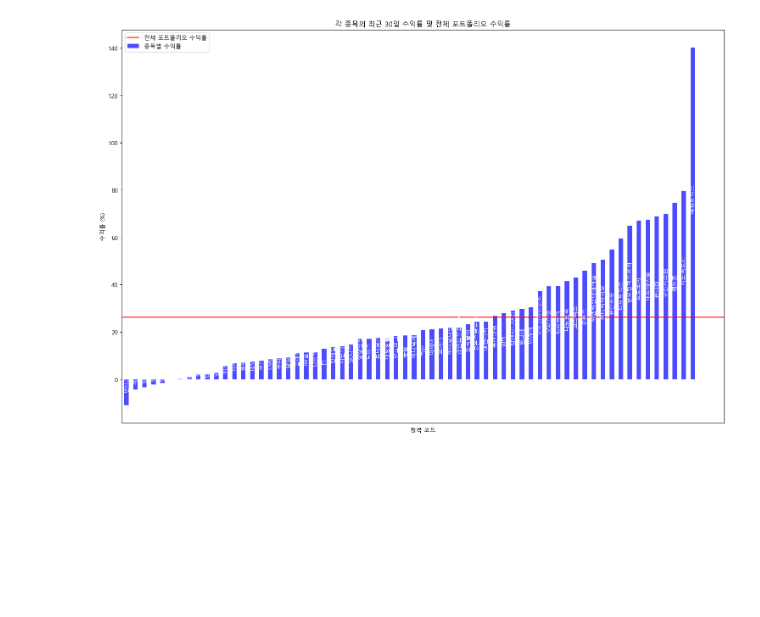
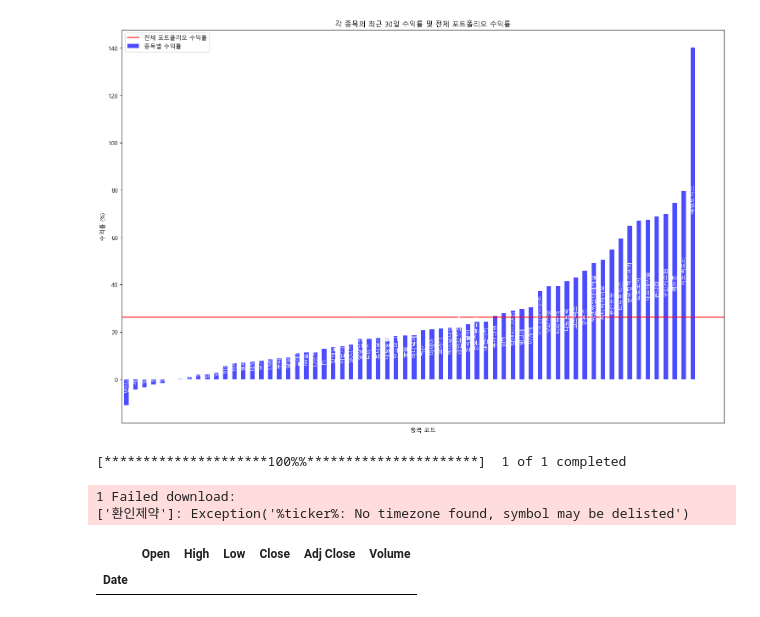
Before and after one commit to Il1Il1IllI1I/backtest_code2, a Jupyter notebook: run.ipynb, the cells around one changed output. Drawn from its saved outputs; the diff is of its cells as text; code cells hidden in the pictures; blank space fills up the shorter version.

```diff
--- a/run.ipynb
+++ b/run.ipynb
@@ -11,0 +8,8 @@ plot.plot_portfolio_performance('minevini_buy_tickers_recent_prices_08-18.csv',
+# %%
+yf.download('환인제약','2023-08-11', '2023-08-21')
+# %% [output]
+[*********************100%%**********************]  1 of 1 completed
+1 Failed download:
+['환인제약']: Exception('%ticker%: No timezone found, symbol may be delisted')
+|  | Open | High | Low | Close | Adj Close | Volume |
+| Date |  |  |  |  |  |  |
```
Also changed, not shown: parts of 2 cells of this notebook, 12 other files.
